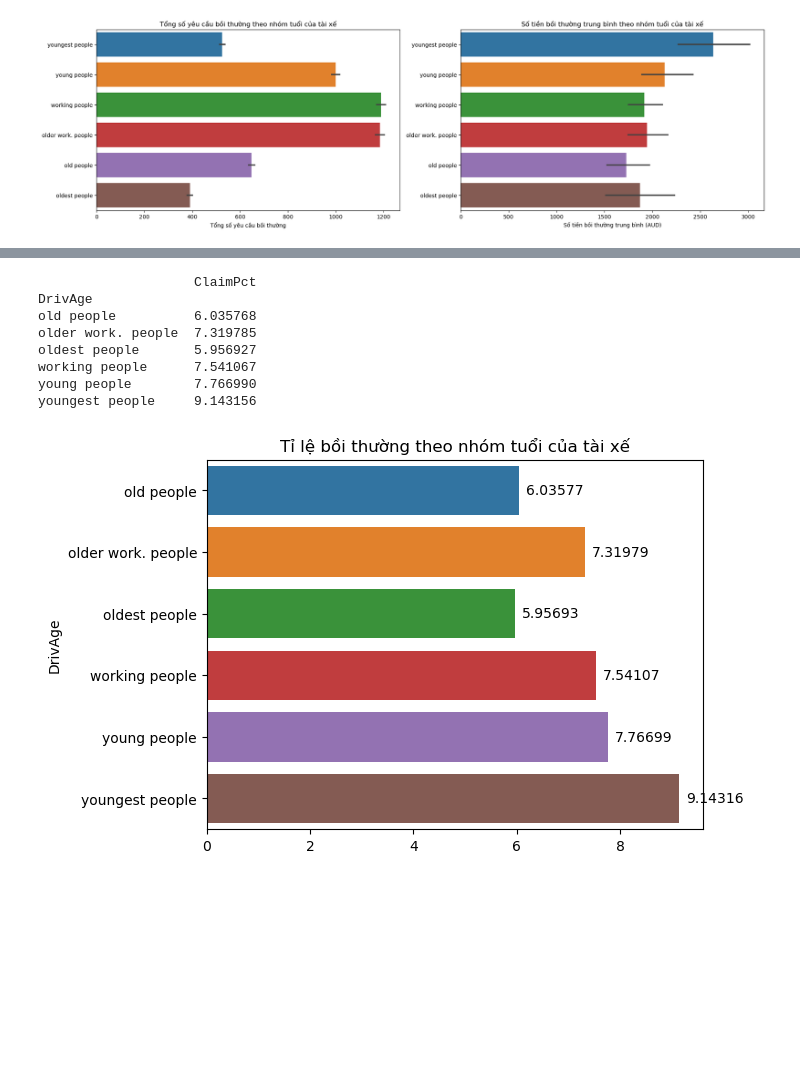
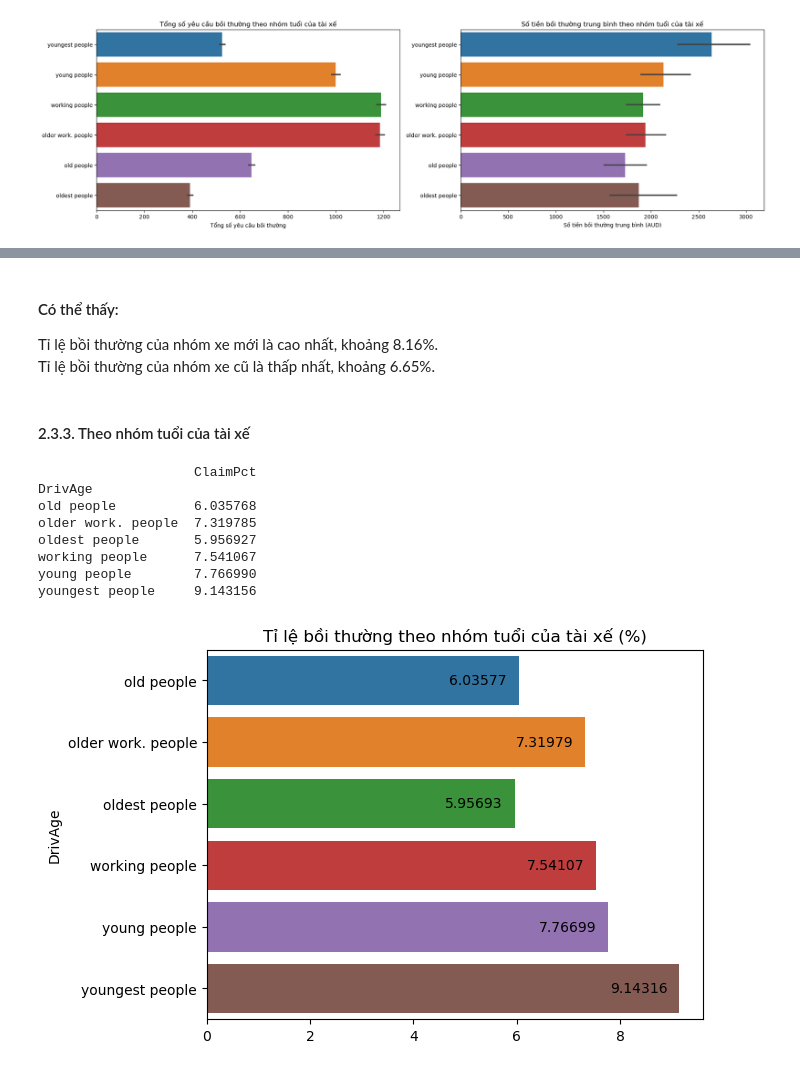
Before and after one commit to deniahc566/ausprivauto0405_analysis, a Jupyter notebook: ausprivauto0405_analysis.ipynb, the cells around one changed output, grey strips where cells are left out. Cells and saved outputs as stored; diff of their text form; code cells hidden in the pictures; blank space fills up the shorter version.

```diff
--- a/ausprivauto0405_analysis.ipynb
+++ b/ausprivauto0405_analysis.ipynb
@@ -114,0 +162,13 @@ cats_frequency_pct
+# %%
+#Tính toán tỉ lệ bồi thường
+TotalPolicies = ausprivauto0405_data["ClaimOcc"].count()
+ClaimOccPolicies = ausprivauto0405_data_claimocced["ClaimOcc"].sum()
+ClaimRate = ClaimOccPolicies*100/TotalPolicies
+print(f"Tổng số hợp đồng = {TotalPolicies} hợp đồng")
+print(f"Tổng số hợp đồng xảy ra bồi thường = {ClaimOccPolicies} hợp đồng")
+print(f"Tỉ lệ bồi thường = {round(ClaimRate,2)}%")
+
+#Vẽ biểu đồ phân bổ của ClaimOcc
+ClaimOcc_dist = sns.countplot(data=ausprivauto0405_data, x='ClaimOcc')
+for i in ClaimOcc_dist.containers:
+   ClaimOcc_dist.bar_label(i, padding=1.5)
@@ -114,0 +182,5 @@ cats_frequency_pct
+# %%
+#Vẽ biểu đồ phân bổ của ClaimNb đối với các hợp đồng đã xảy ra bồi thường
+ClaimNb_dist = sns.countplot(data=ausprivauto0405_data_claimocced, x='ClaimNb')
+for i in ClaimNb_dist.containers:
+   ClaimNb_dist.bar_label(i, padding=2)
@@ -325,22 +423,29 @@ youngest cars  7.146936
+# %% [markdown]
+#### Có thể thấy:
+
+Tỉ lệ bồi thường của nhóm xe mới là cao nhất, khoảng 8.16%.
+Tỉ lệ bồi thường của nhóm xe cũ là thấp nhất, khoảng 6.65%.
+# %% [markdown]
+#### 2.3.3. Theo nhóm tuổi của tài xế
 # %%
 #Tính toán tỉ lệ bồi thường theo nhóm tuổi của tài xế
 grouped_by_DrivAge_count = ausprivauto0405_data.groupby('DrivAge').count()
 grouped_by_DrivAge_sum = ausprivauto0405_data.groupby('DrivAge').sum()
 DrivAge_claim_rate = grouped_by_DrivAge_sum['ClaimNb']*100/grouped_by_DrivAge_count['ClaimNb']
 
 #Vẽ biểu đồ tỉ lệ bồi thường theo nhóm tuổi của tài xế
 DrivAge_claim_rate_plot = sns.barplot(y= DrivAge_claim_rate.index, x= DrivAge_claim_rate.values, orient='h')
-DrivAge_claim_rate_plot.set(title='Tỉ lệ bồi thường theo nhóm tuổi của tài xế')
+DrivAge_claim_rate_plot.set(title='Tỉ lệ bồi thường theo nhóm tuổi của tài xế (%)')
 print(DrivAge_claim_rate.to_frame().rename(columns={"ClaimNb": "ClaimPct"}))
 for i in DrivAge_claim_rate_plot.containers:
-    DrivAge_claim_rate_plot.bar_label(i, padding=5)
+    DrivAge_claim_rate_plot.bar_label(i, padding=-50)
 # %% [output]
                     ClaimPct
 DrivAge
 old people          6.035768
 older work. people  7.319785
 oldest people       5.956927
 working people      7.541067
 young people        7.766990
 youngest people     9.143156
-[figure, old version]
+[figure, new version]
```
Also changed, not shown: parts of 50 cells of this notebook.
